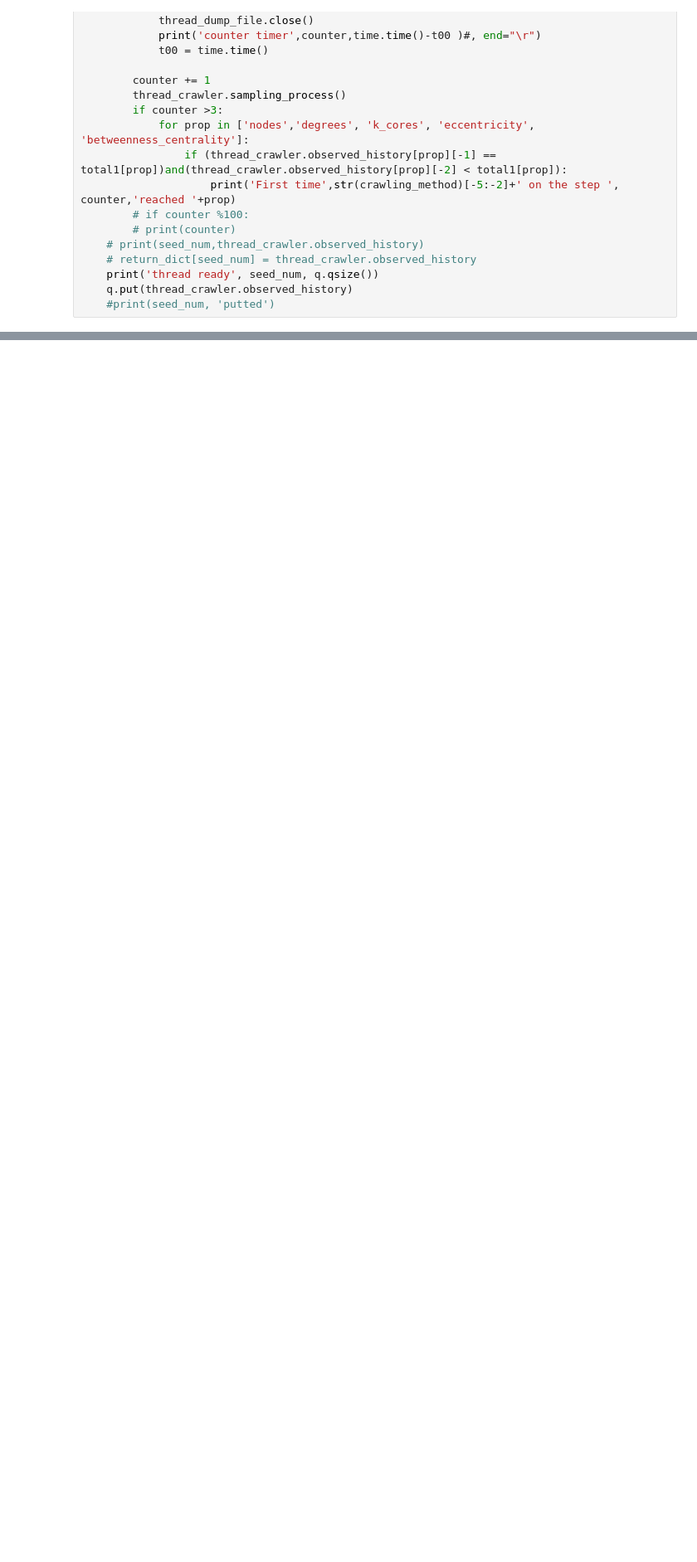
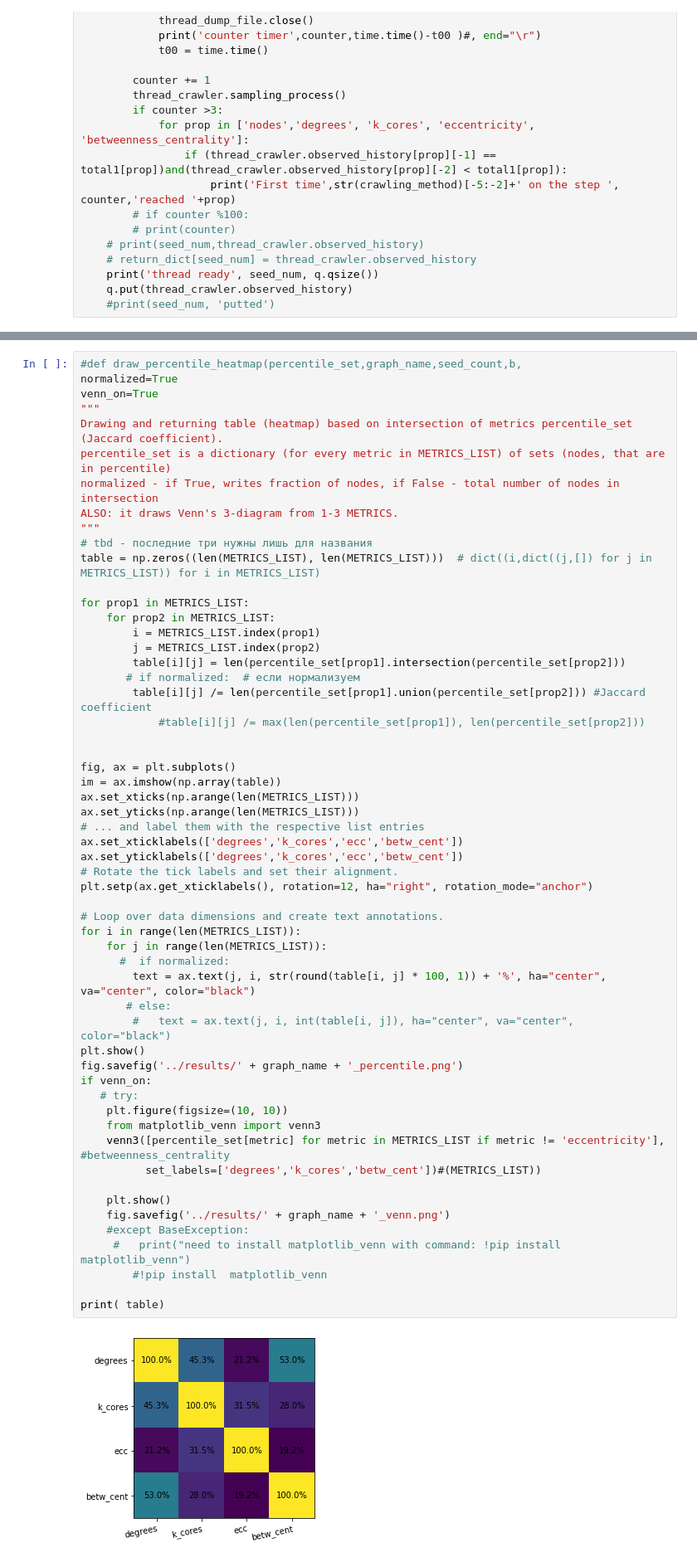
Before and after one commit to crawling-framework/crawling-framework.github.io, a Jupyter notebook: src/Crawling algorythm.ipynb, the cells around one changed output, grey strips where cells are left out. Shown at 83% size. Cells and saved outputs as stored; diff of their text form; blank space fills up the shorter version.

```diff
--- a/src/Crawling algorythm.ipynb
+++ b/src/Crawling algorythm.ipynb
@@ -206,0 +208,58 @@ vkprint('i have done everything!!!!')
+# %%
+#def draw_percentile_heatmap(percentile_set,graph_name,seed_count,b,
+normalized=True
+venn_on=True
+"""
+Drawing and returning table (heatmap) based on intersection of metrics percentile_set (Jaccard coefficient).
+percentile_set is a dictionary (for every metric in METRICS_LIST) of sets (nodes, that are in percentile)
+normalized - if True, writes fraction of nodes, if False - total number of nodes in intersection
+ALSO: it draws Venn's 3-diagram from 1-3 METRICS.
+"""
+# tbd - последние три нужны лишь для названия
+table = np.zeros((len(METRICS_LIST), len(METRICS_LIST)))  # dict((i,dict((j,[]) for j in METRICS_LIST)) for i in METRICS_LIST)
+
+for prop1 in METRICS_LIST:
+    for prop2 in METRICS_LIST:
+        i = METRICS_LIST.index(prop1)
+        j = METRICS_LIST.index(prop2)
+        table[i][j] = len(percentile_set[prop1].intersection(percentile_set[prop2]))
+       # if normalized:  # если нормализуем
+        table[i][j] /= len(percentile_set[prop1].union(percentile_set[prop2])) #Jaccard coefficient
+            #table[i][j] /= max(len(percentile_set[prop1]), len(percentile_set[prop2]))
+
+
+fig, ax = plt.subplots()
+im = ax.imshow(np.array(table))
+ax.set_xticks(np.arange(len(METRICS_LIST)))
+ax.set_yticks(np.arange(len(METRICS_LIST)))
+# ... and label them with the respective list entries
+ax.set_xticklabels(['degrees','k_cores','ecc','betw_cent'])
+ax.set_yticklabels(['degrees','k_cores','ecc','betw_cent'])
+# Rotate the tick labels and set their alignment.
+plt.setp(ax.get_xticklabels(), rotation=12, ha="right", rotation_mode="anchor")
+
+# Loop over data dimensions and create text annotations.
+for i in range(len(METRICS_LIST)):
+    for j in range(len(METRICS_LIST)):
+      #  if normalized:
+        text = ax.text(j, i, str(round(table[i, j] * 100, 1)) + '%', ha="center", va="center", color="black")
+       # else:
+        #   text = ax.text(j, i, int(table[i, j]), ha="center", va="center", color="black")
+plt.show()
+fig.savefig('../results/' + graph_name + '_percentile.png')
+if venn_on:
+   # try:
+    plt.figure(figsize=(10, 10))
+    from matplotlib_venn import venn3
+    venn3([percentile_set[metric] for metric in METRICS_LIST if metric != 'eccentricity'], #betweenness_centrality
+          set_labels=['degrees','k_cores','betw_cent'])#(METRICS_LIST))
+
+    plt.show()
+    fig.savefig('../results/' + graph_name + '_venn.png')
+    #except BaseException:
+     #   print("need to install matplotlib_venn with command: !pip install  matplotlib_venn")
+        #!pip install  matplotlib_venn
+
+print( table)
+# %% [output]
+[figure, added]
```
Also changed, not shown: parts of 5 cells of this notebook, 7 other files.
